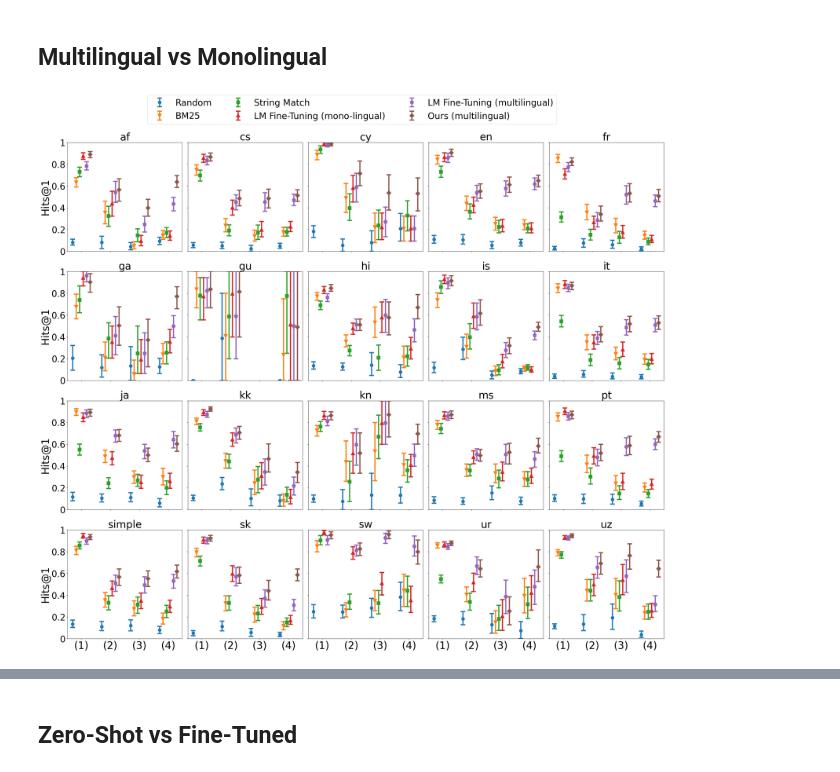
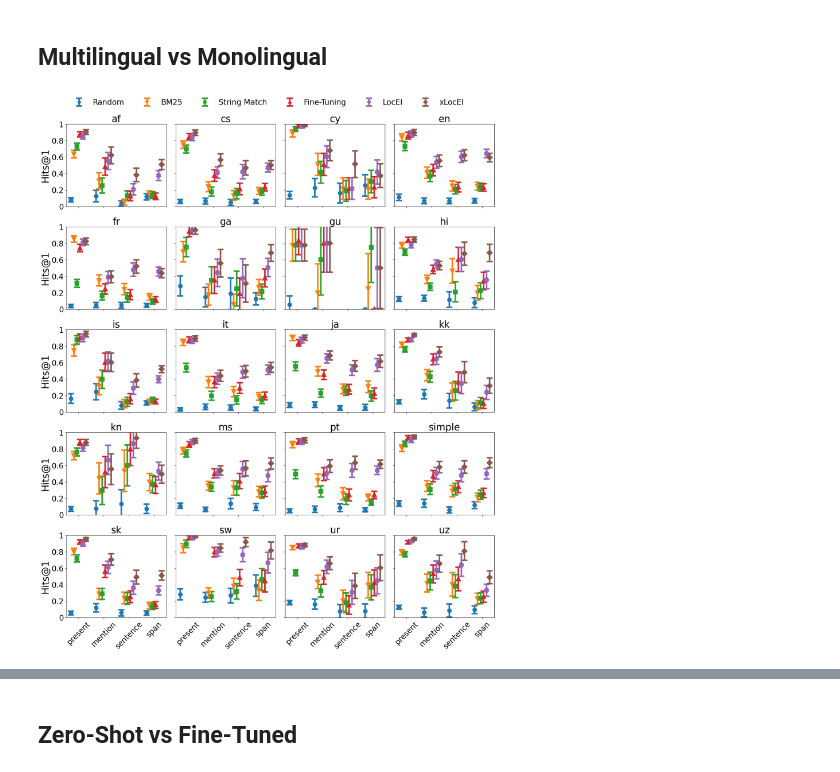
Before and after one commit to epfl-dlab/multilingual-entity-insertion, a Jupyter notebook: data_modelling/benchmark_multilingual/compare_models.ipynb, the cells around one changed output, grey strips where cells are left out. Drawn from its saved outputs; the diff is of its cells as text; code cells hidden in the pictures.

```diff
--- a/data_modelling/benchmark_multilingual/compare_models.ipynb
+++ b/data_modelling/benchmark_multilingual/compare_models.ipynb
@@ -90,9 +60,9 @@ def compute_stratified_hits(rankings, categories, categories_values, k_values=[1
     for rank, category in zip(rankings, categories):
         ranks_stratified[category].append(rank)
 
-    discrete_hits_at_k = {}
+    stratified_hits_at_k = {}
 
     for category in categories_values:
-        discrete_hits_at_k[category] = compute_hits(ranks_stratified[category], k_values)
+        stratified_hits_at_k[category] = compute_hits(ranks_stratified[category], k_values)
 
-    return discrete_hits_at_k
+    return stratified_hits_at_k
@@ -139,19 +87,19 @@ def compute_stratified_ndcg(rankings, categories, categories_values, k_values=[1
     for rank, category in zip(rankings, categories):
         ranks_stratified[category].append(rank)
 
-    discrete_ndcg_at_k = {}
+    stratified_ndcg_at_k = {}
 
     for category in categories_values:
-        discrete_ndcg_at_k[category] = compute_ndcg(ranks_stratified[category], k_values)
+        stratified_ndcg_at_k[category] = compute_ndcg(ranks_stratified[category], k_values)
 
-    return discrete_ndcg_at_k
+    return stratified_ndcg_at_k
 # %% [markdown]
 # Load data
 # %%
 dfs = {}
 # use glob to select all files in test_data/ that don't include "mention_map"
 files = glob('test_data/*')
-files = [file for file in files if 'mention_map' not in file]
+files = [file for file in files if ('mention_map' not in file and 'gpt' not in file)]
 for file in files:
     basename = os.path.basename(file)
     lang = basename.split('.')[0]
@@ -320,0 +235,3 @@ for lang in tqdm(dfs):
+# %%
+fixed_columns = ['random_rank', 'bm25_mentions_rank', 'fuzzy_match_rank', 'roberta_full_multilingual']
+variable_columns = ['roberta_simple_', 'roberta_full_']
@@ -336,12 +345,12 @@ markers = ['o', 'v', 's']
 colours = ['C0', 'C1', 'C2']
 strategies = ['present', 'missing_mention', 'missing_sentence', 'missing_span']
 # %%
-fig, axs = plt.subplots(4, 5, figsize=(30, 25))
+fig, axs = plt.subplots(5, 4, figsize=(17, 20))
 
 langs = sorted(list(dfs.keys()))
-for i in range(4):
-    for j in range(5):
-        lang = langs[i * 5 + j]
+for i in range(5):
+    for j in range(4):
+        lang = langs[i * 4 + j]
         counter = -2.5
         for column, label, marker, colour in zip(columns, labels, markers, colours):
             if column in dfs[lang].columns:
@@ -352,47 +361,50 @@ for i in range(4):
                 # set y axis limits (0-1)
                 axs[i, j].set_ylim(0, 1)
                 # set the title of each subplot to the language
-                axs[i, j].set_title(lang, fontsize=35)
+                axs[i, j].set_title(lang, fontsize=25)
                 # remove the x labels
                 axs[i, j].set_xticklabels([])
                 axs[i, j].set_xticks([0, 1, 2, 3])
                 # remove the y labels
                 axs[i, j].set_yticklabels([])
                 axs[i, j].set_yticks([0, 0.2, 0.4, 0.6, 0.8, 1])
                 # rotate x labels
                 counter += 1
         if f'roberta_simple_{lang}' in dfs[lang].columns:
             y_points = [stratified_hits_at_k[lang][f'roberta_simple_{lang}'][s]['1']['score'] if s in stratified_hits_at_k[lang][f'roberta_simple_{lang}'].keys() else -1 for s in strategies]
             y_err = [[stratified_hits_at_k[lang][f'roberta_simple_{lang}'][s]['1']['score'] - stratified_hits_at_k[lang][f'roberta_simple_{lang}'][s]['1']['cl'][0] if s in stratified_hits_at_k[lang][f'roberta_simple_{lang}'].keys() else 0 for s in strategies], [stratified_hits_at_k[lang][f'roberta_simple_{lang}'][s]['1']['cl'][1] - stratified_hits_at_k[lang][f'roberta_simple_{lang}'][s]['1']['score'] if s in stratified_hits_at_k[lang][f'roberta_simple_{lang}'].keys() else 0 for s in strategies]]
-            axs[i, j].errorbar([s + counter * 0.12 for s in range(len(strategies))], y_points, yerr=y_err, marker='^', capsize=8, markersize=8, linestyle='None', elinewidth=4, markeredgewidth=4, label='$m_{\\text{SIMPLE}}$', color='C3')
+            axs[i, j].errorbar([s + counter * 0.12 for s in range(len(strategies))], y_points, yerr=y_err, marker='^', capsize=8, markersize=8, linestyle='None', elinewidth=4, markeredgewidth=4, label='Fine-Tuning', color='C3')
             counter += 1
         if f'roberta_full_{lang}' in dfs[lang].columns:
             y_points = [stratified_hits_at_k[lang][f'roberta_full_{lang}'][s]['1']['score'] if s in stratified_hits_at_k[lang][f'roberta_full_{lang}'].keys() else -1 for s in strategies]
             y_err = [[stratified_hits_at_k[lang][f'roberta_full_{lang}'][s]['1']['score'] - stratified_hits_at_k[lang][f'roberta_full_{lang}'][s]['1']['cl'][0] if s in stratified_hits_at_k[lang][f'roberta_full_{lang}'].keys() else 0 for s in strategies], [stratified_hits_at_k[lang][f'roberta_full_{lang}'][s]['1']['cl'][1] - stratified_hits_at_k[lang][f'roberta_full_{lang}'][s]['1']['score'] if s in stratified_hits_at_k[lang][f'roberta_full_{lang}'].keys() else 0 for s in strategies]]
-            axs[i, j].errorbar([s + counter * 0.12 for s in range(len(strategies))], y_points, yerr=y_err, marker='X', capsize=8, markersize=8, linestyle='None', elinewidth=4, markeredgewidth=4, label='$m_{\\text{FULL}}$', color='C4')
+            axs[i, j].errorbar([s + counter * 0.12 for s in range(len(strategies))], y_points, yerr=y_err, marker='X', capsize=8, markersize=8, linestyle='None', elinewidth=4, markeredgewidth=4, label='LocEI', color='C4')
             counter += 1
         if f'roberta_full_multilingual' in dfs[lang].columns:
-            y_points = [stratified_hits_at_k[lang][f'roberta_full_multilingual'][s]['1']['score'] if s in stratified_hits_at_k[lang][f'roberta_full_multilingual'].keys() else -1 for s in strategies]
-            y_err = [[stratified_hits_at_k[lang][f'roberta_full_multilingual'][s]['1']['score'] - stratified_hits_at_k[lang][f'roberta_full_multilingual'][s]['1']['cl'][0] if s in stratified_hits_at_k[lang][f'roberta_full_multilingual'].keys() else 0 for s in strategies], [stratified_hits_at_k[lang][f'roberta_full_multilingual'][s]['1']['cl'][1] - stratified_hits_at_k[lang][f'roberta_full_multilingual'][s]['1']['score'] if s in stratified_hits_at_k[lang][f'roberta_full_multilingual'].keys() else 0 for s in strategies]]
-            axs[i, j].errorbar([s + counter * 0.12 for s in range(len(strategies))], y_points, yerr=y_err, marker='D', capsize=8, markersize=8, linestyle='None', elinewidth=4, markeredgewidth=4, label='$M_{\\text{FULL}}$', color='C5')
+            y_points = [stratified_hits_at_k[lang][f'roberta_full_multilingual-all'][s]['1']['score'] if s in stratified_hits_at_k[lang][f'roberta_full_multilingual-all'].keys() else -1 for s in strategies]
+            y_err = [[stratified_hits_at_k[lang][f'roberta_full_multilingual-all'][s]['1']['score'] - stratified_hits_at_k[lang][f'roberta_full_multilingual-all'][s]['1']['cl'][0] if s in stratified_hits_at_k[lang][f'roberta_full_multilingual-all'].keys() else 0 for s in strategies], [stratified_hits_at_k[lang][f'roberta_full_multilingual-all'][s]['1']['cl'][1] - stratified_hits_at_k[lang][f'roberta_full_multilingual-all'][s]['1']['score'] if s in stratified_hits_at_k[lang][f'roberta_full_multilingual-all'].keys() else 0 for s in strategies]]
+            axs[i, j].errorbar([s + counter * 0.12 for s in range(len(strategies))], y_points, yerr=y_err, marker='D', capsize=8, markersize=8, linestyle='None', elinewidth=4, markeredgewidth=4, label='xLocEI', color='C5')
             counter += 1
 
 # set the legend to have 1 row and be at the top of the plot
 # only use the labels from the first subplot
 handles, labels = axs[-1, -1].get_legend_handles_labels()
-fig.legend(handles, labels, loc='upper center', ncol=3, fontsize=30, bbox_to_anchor=(0.5, 1.07))
+fig.legend(handles, labels, loc='upper center', ncol=6, fontsize=20, bbox_to_anchor=(0.5, 1.03), frameon=False, markerscale=0.6)
+
+for i in range(5):
+    # set y axis labels
+    axs[i, 0].set_ylabel('Hits@1', fontsize=25)
+    # set y ticks
+    axs[i, 0].set_yticks([0, 0.2, 0.4, 0.6, 0.8, 1])
+    axs[i, 0].set_yticklabels([0, 0.2, 0.4, 0.6, 0.8, 1], fontsize=20)
 
 for i in range(4):
-    # set y axis labels
-    axs[i, 0].set_ylabel('Hits@1', fontsize=35)
-    # set y ticks
-    axs[i, 0].set_yticks([0, 0.2, 0.4, 0.6, 0.8, 1])
-    axs[i, 0].set_yticklabels([0, 0.2, 0.4, 0.6, 0.8, 1], fontsize=30)
-
-for i in range(5):
     axs[-1, i].set_xticks([0, 1, 2, 3])
-    axs[-1, i].set_xticklabels(['(1)', '(2)', '(3)', '(4)'], fontsize=35)
+    axs[-1, i].set_xticklabels(['present', 'mention', 'sentence', 'span'], fontsize=20)
+    # rotate x labels
+    axs[-1, i].tick_params(axis='x', rotation=45)
 
 plt.tight_layout()
+plt.savefig('hits_at_1_full.pdf', bbox_inches='tight')
 # %% [output]
-[figure, old version]
+[figure, new version]
```
Also changed, not shown: parts of 114 cells of this notebook.
